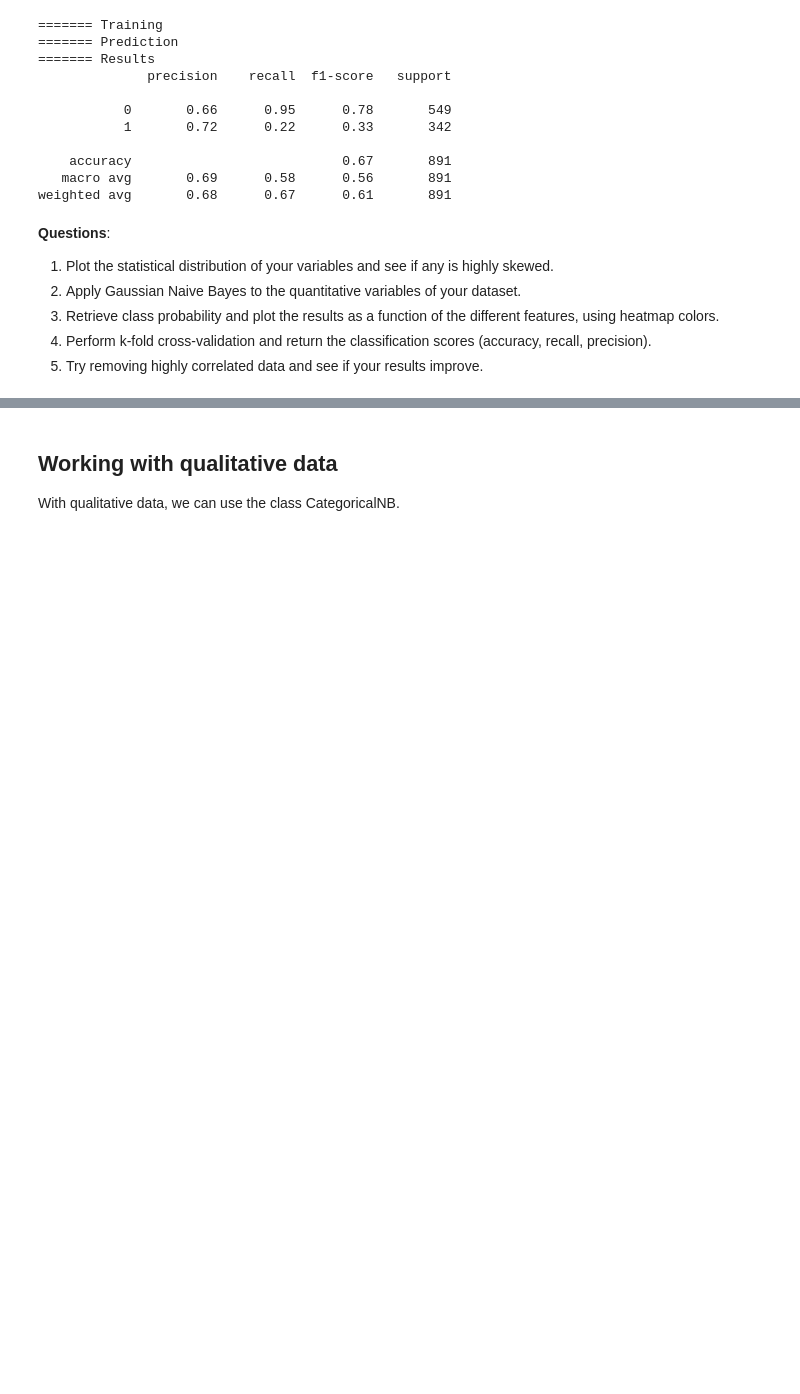
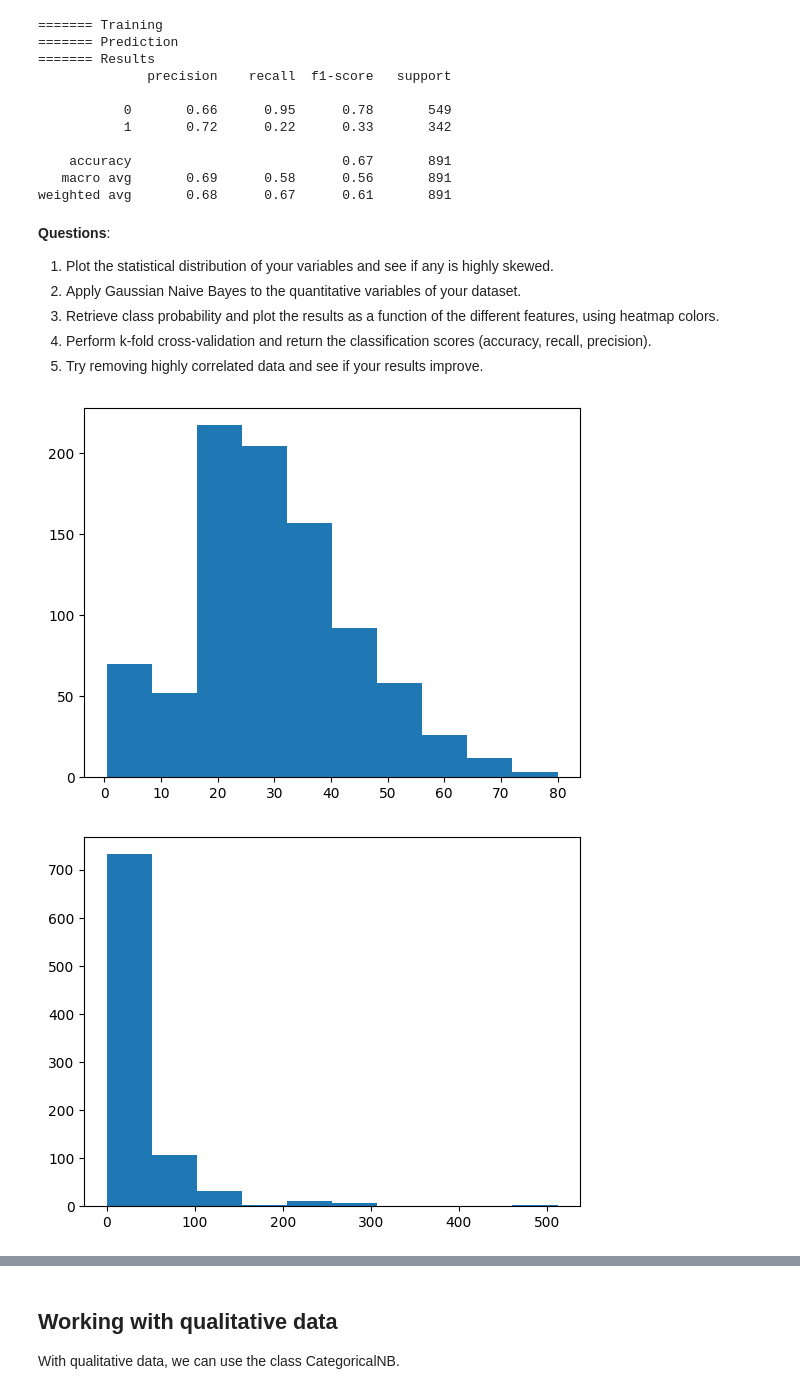
Before and after one commit to SphRbtHyk/miashs_introduction_ml, a Jupyter notebook: lab6/naive_bayes.ipynb, the cells around one changed output, grey strips where cells are left out. Saved outputs shown, nothing was run; the diff lists cells and outputs as text; code cells hidden in the pictures; blank space fills up the shorter version.

```diff
--- a/lab6/naive_bayes.ipynb
+++ b/lab6/naive_bayes.ipynb
@@ -60,3 +62,11 @@ weighted avg       0.68      0.67      0.61       891
 3. Retrieve class probability and plot the results as a function of the different features, using heatmap colors.
 4. Perform k-fold cross-validation and return the classification scores (accuracy, recall, precision).
 6. Try removing highly correlated data and see if your results improve.
+# %%
+# Question 1
+for var in X_quantitative.T:
+    plt.hist(var)
+    plt.show()
+# %% [output]
+[figure, added]
+[figure, added]
```
Also changed, not shown: parts of 13 cells of this notebook.
